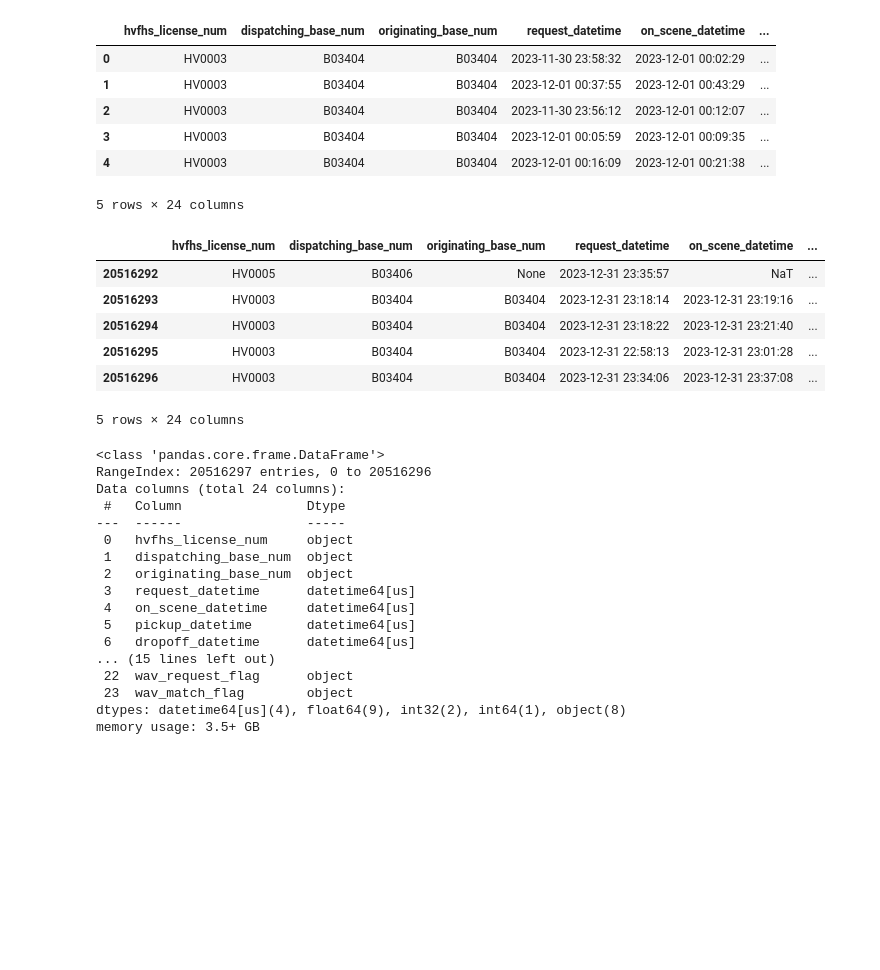
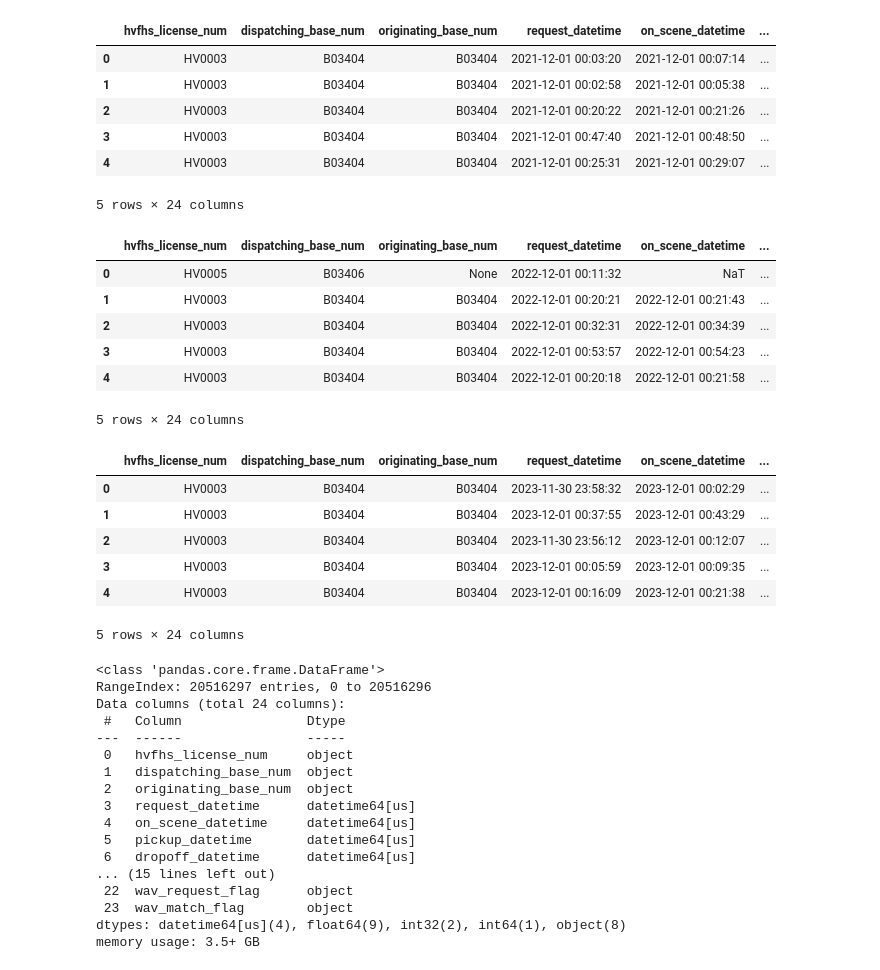
Before and after one commit to T-Haight/project1_group1_osubootcamp, a Jupyter notebook: Clean_Data.ipynb, the cells around one changed output. Cells and saved outputs as stored; diff of their text form; code cells hidden in the pictures; blank space fills up the shorter version.

Commit message:
Added method to get https request to download files from nyc.gov, and read/write Dec. 2021-2023 data.

```diff
--- a/Clean_Data.ipynb
+++ b/Clean_Data.ipynb
@@ -4,24 +5,47 @@ import pandas as pd
-# %%
-# Read the fhvhv_tripdata_2023-12.parquet file downloaded from https://www.nyc.gov/site/tlc/about/tlc-trip-record-data.page
-df = pd.read_parquet('../../Downloads/fhvhv_tripdata_2023-12.parquet')
-
-#  Display the first and last 5 rows of the dataframe
-display(df.head())
-df.tail()
-# %% [output]
-|  | hvfhs_license_num | dispatching_base_num | originating_base_num | request_datetime | on_scene_datetime | ... |
-| 0 | HV0003 | B03404 | B03404 | 2023-11-30 23:58:32 | 2023-12-01 00:02:29 | ... |
-| 1 | HV0003 | B03404 | B03404 | 2023-12-01 00:37:55 | 2023-12-01 00:43:29 | ... |
-| 2 | HV0003 | B03404 | B03404 | 2023-11-30 23:56:12 | 2023-12-01 00:12:07 | ... |
-| 3 | HV0003 | B03404 | B03404 | 2023-12-01 00:05:59 | 2023-12-01 00:09:35 | ... |
-| 4 | HV0003 | B03404 | B03404 | 2023-12-01 00:16:09 | 2023-12-01 00:21:38 | ... |
-5 rows × 24 columns
-|  | hvfhs_license_num | dispatching_base_num | originating_base_num | request_datetime | on_scene_datetime | ... |
-| 20516292 | HV0005 | B03406 | None | 2023-12-31 23:35:57 | NaT | ... |
-| 20516293 | HV0003 | B03404 | B03404 | 2023-12-31 23:18:14 | 2023-12-31 23:19:16 | ... |
-| 20516294 | HV0003 | B03404 | B03404 | 2023-12-31 23:18:22 | 2023-12-31 23:21:40 | ... |
-| 20516295 | HV0003 | B03404 | B03404 | 2023-12-31 22:58:13 | 2023-12-31 23:01:28 | ... |
-| 20516296 | HV0003 | B03404 | B03404 | 2023-12-31 23:34:06 | 2023-12-31 23:37:08 | ... |
-5 rows × 24 columns
+# %%
+# Download the December 2021-2023 data downloaded from https://www.nyc.gov/site/tlc/about/tlc-trip-record-data.page
+years = range(2021, 2024)
+months = range(12, 13)
+for year in years:
+    for month in months:
+        url = f'https://d37ci6vzurychx.cloudfront.net/trip-data/fhvhv_tripdata_{year}-{month:02}.parquet'
+        response = requests.get(url)
+        if response.status_code == 200:
+            with open(f'fhvhv_tripdata_{year}-{month:02}.parquet', 'wb') as f:
+                f.write(response.content)
+        else:
+            print(f'Failed to download {url}')
+# %%
+# Read the fhvhv_tripdata parquet files in dataframes
+Dec_21_df = pd.read_parquet(f'fhvhv_tripdata_2021-12.parquet')
+Dec_22_df = pd.read_parquet(f'fhvhv_tripdata_2022-12.parquet')
+Dec_23_df = pd.read_parquet(f'fhvhv_tripdata_2023-12.parquet')
+
+#  Display the first 5 rows of the Dec dataframes
+display(Dec_21_df.head())
+display(Dec_22_df.head())
+display(Dec_23_df.head())
+# %% [output]
+|  | hvfhs_license_num | dispatching_base_num | originating_base_num | request_datetime | on_scene_datetime | ... |
+| 0 | HV0003 | B03404 | B03404 | 2021-12-01 00:03:20 | 2021-12-01 00:07:14 | ... |
+| 1 | HV0003 | B03404 | B03404 | 2021-12-01 00:02:58 | 2021-12-01 00:05:38 | ... |
+| 2 | HV0003 | B03404 | B03404 | 2021-12-01 00:20:22 | 2021-12-01 00:21:26 | ... |
+| 3 | HV0003 | B03404 | B03404 | 2021-12-01 00:47:40 | 2021-12-01 00:48:50 | ... |
+| 4 | HV0003 | B03404 | B03404 | 2021-12-01 00:25:31 | 2021-12-01 00:29:07 | ... |
+5 rows × 24 columns
+|  | hvfhs_license_num | dispatching_base_num | originating_base_num | request_datetime | on_scene_datetime | ... |
+| 0 | HV0005 | B03406 | None | 2022-12-01 00:11:32 | NaT | ... |
+| 1 | HV0003 | B03404 | B03404 | 2022-12-01 00:20:21 | 2022-12-01 00:21:43 | ... |
+| 2 | HV0003 | B03404 | B03404 | 2022-12-01 00:32:31 | 2022-12-01 00:34:39 | ... |
+| 3 | HV0003 | B03404 | B03404 | 2022-12-01 00:53:57 | 2022-12-01 00:54:23 | ... |
+| 4 | HV0003 | B03404 | B03404 | 2022-12-01 00:20:18 | 2022-12-01 00:21:58 | ... |
+5 rows × 24 columns
+|  | hvfhs_license_num | dispatching_base_num | originating_base_num | request_datetime | on_scene_datetime | ... |
+| 0 | HV0003 | B03404 | B03404 | 2023-11-30 23:58:32 | 2023-12-01 00:02:29 | ... |
+| 1 | HV0003 | B03404 | B03404 | 2023-12-01 00:37:55 | 2023-12-01 00:43:29 | ... |
+| 2 | HV0003 | B03404 | B03404 | 2023-11-30 23:56:12 | 2023-12-01 00:12:07 | ... |
+| 3 | HV0003 | B03404 | B03404 | 2023-12-01 00:05:59 | 2023-12-01 00:09:35 | ... |
+| 4 | HV0003 | B03404 | B03404 | 2023-12-01 00:16:09 | 2023-12-01 00:21:38 | ... |
+5 rows × 24 columns
 # %%
 # View column data types
```
Also changed, not shown: parts of 9 cells of this notebook.
